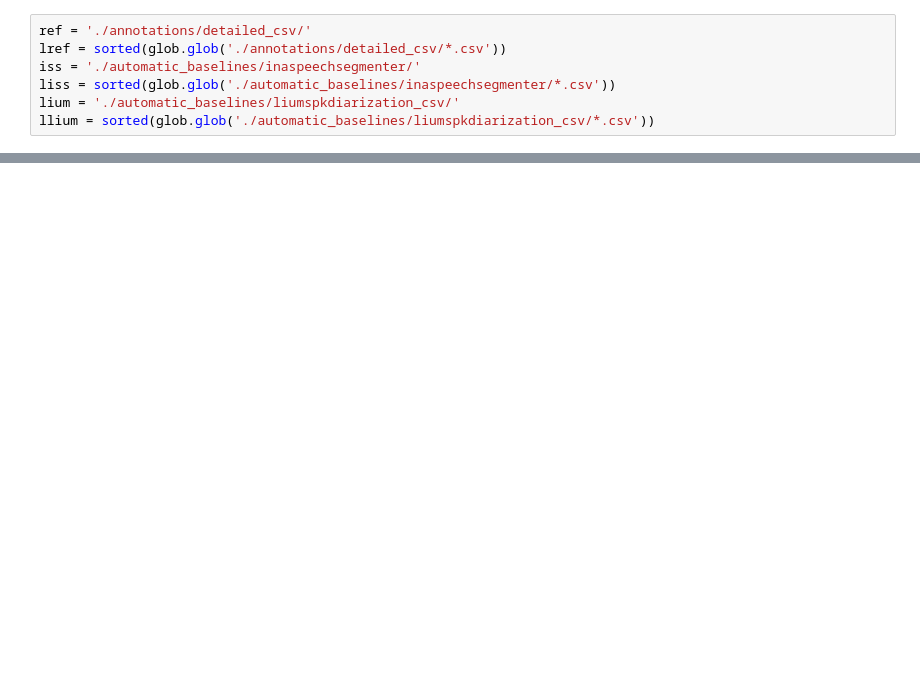
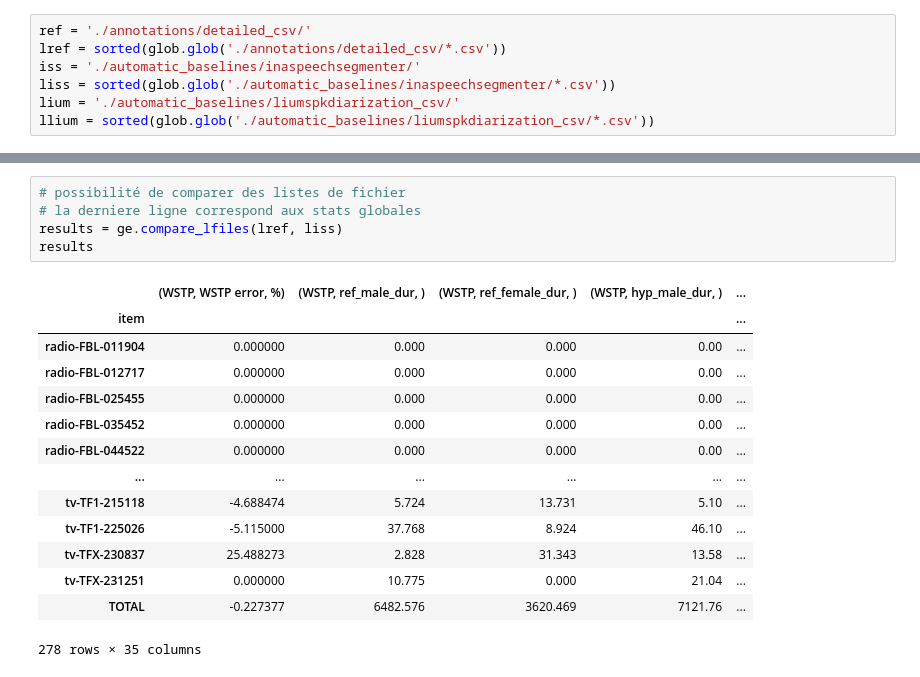
Before and after one commit to ina-foss/InaGVAD, a Jupyter notebook: EVAL_GENDER.ipynb, the cells around one changed output, grey strips where cells are left out. Drawn from its saved outputs; the diff is of its cells as text; blank space fills up the shorter version.

```diff
--- a/EVAL_GENDER.ipynb
+++ b/EVAL_GENDER.ipynb
@@ -291,0 +284,20 @@ ierM
+# %%
+# possibilité de comparer des listes de fichier
+# la derniere ligne correspond aux stats globales
+results = ge.compare_lfiles(lref, liss)
+results
+# %% [output]
+|  | (WSTP, WSTP error, %) | (WSTP, ref_male_dur, ) | (WSTP, ref_female_dur, ) | (WSTP, hyp_male_dur, ) | ... |
+| item |  |  |  |  | ... |
+| radio-FBL-011904 | 0.000000 | 0.000 | 0.000 | 0.00 | ... |
+| radio-FBL-012717 | 0.000000 | 0.000 | 0.000 | 0.00 | ... |
+| radio-FBL-025455 | 0.000000 | 0.000 | 0.000 | 0.00 | ... |
+| radio-FBL-035452 | 0.000000 | 0.000 | 0.000 | 0.00 | ... |
+| radio-FBL-044522 | 0.000000 | 0.000 | 0.000 | 0.00 | ... |
+| ... | ... | ... | ... | ... | ... |
+| tv-TF1-215118 | -4.688474 | 5.724 | 13.731 | 5.10 | ... |
+| tv-TF1-225026 | -5.115000 | 37.768 | 8.924 | 46.10 | ... |
+| tv-TFX-230837 | 25.488273 | 2.828 | 31.343 | 13.58 | ... |
+| tv-TFX-231251 | 0.000000 | 10.775 | 0.000 | 21.04 | ... |
+| TOTAL | -0.227377 | 6482.576 | 3620.469 | 7121.76 | ... |
+278 rows × 35 columns
```
Also changed, not shown: parts of 22 cells of this notebook.
